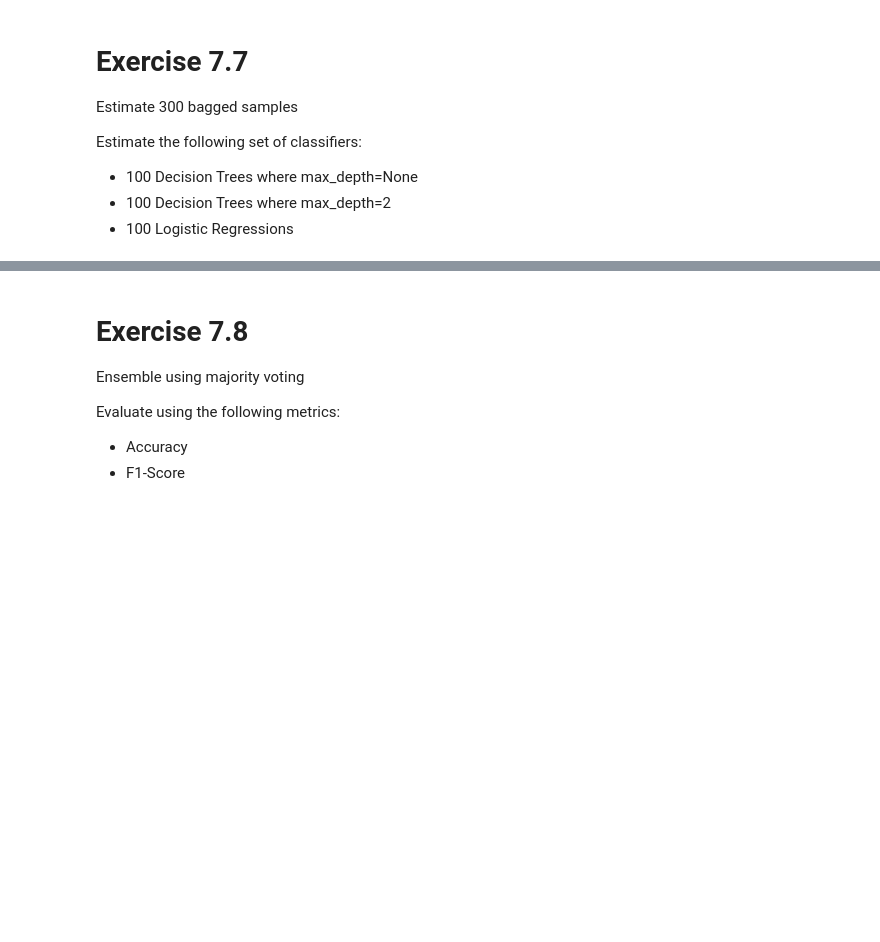
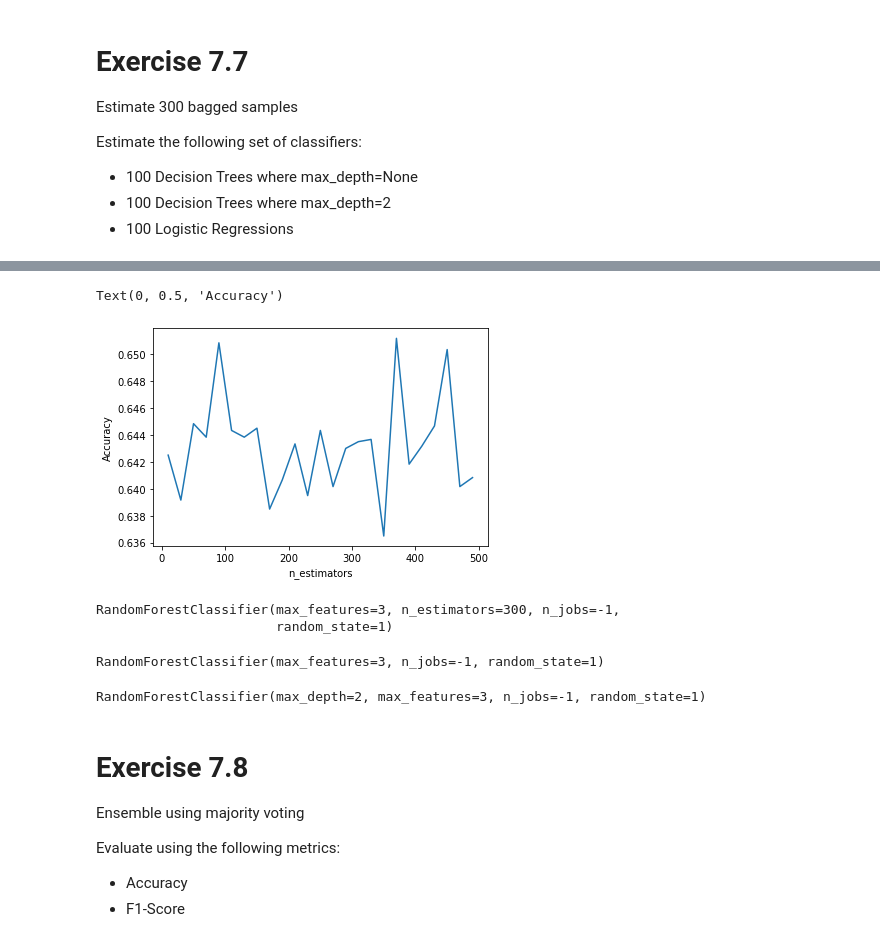
Before and after one commit to zerodarkzone/AdvancedMethodsDataAnalysisClassGrupo4202119, a Jupyter notebook: Exercises/E7-DecisionTrees_Bagging.ipynb, the cells around one changed output, grey strips where cells are left out. Saved outputs shown, nothing was run; the diff lists cells and outputs as text; code cells hidden in the pictures; blank space fills up the shorter version.

```diff
--- a/Exercises/E7-DecisionTrees_Bagging.ipynb
+++ b/Exercises/E7-DecisionTrees_Bagging.ipynb
@@ -457,3 +546,9 @@ Estimate the following set of classifiers:
 * 100 Decision Trees where max_depth=None
 * 100 Decision Trees where max_depth=2
 * 100 Logistic Regressions
+# %%
+# remove rows with missing values
+dfp6.dropna(inplace=True)
+dfp6.head()
+rfclf = RandomForestClassifier()
+rfclf
@@ -460,3 +569,44 @@ Estimate the following set of classifiers:
+# %%
+#con 300 arboles
+# list of values to try for n_estimators
+estimator_range = range(10, 500, 20)
+
+# list to store the average Accuracy for each value of n_estimators
+accuracy_scores = []
+
+# use 5-fold cross-validation with each value of n_estimators (WARNING: SLOW!)
+for estimator in estimator_range:
+
+    frclf = RandomForestClassifier(n_estimators=estimator, random_state=1, n_jobs=-1)
+    accuracy_scores.append(cross_val_score(rfclf, Xp6, yp6, cv=5, scoring='accuracy').mean())
+# %%
+plt.plot(estimator_range, accuracy_scores)
+plt.xlabel('n_estimators')
+plt.ylabel('Accuracy')
+# %% [output]
+Text(0, 0.5, 'Accuracy')
+[figure, added]
+# %%
+# Fitting a Random Forest
+rfclf = RandomForestClassifier(n_estimators=300, max_features=3, random_state=1, n_jobs=-1)
+rfclf.fit(Xp6, yp6)
+# %% [output]
+RandomForestClassifier(max_features=3, n_estimators=300, n_jobs=-1,
+                       random_state=1)
+# %%
+#con 100 arboles y max_depth=None
+rfclf2 = RandomForestClassifier()
+rfclf2 = RandomForestClassifier(n_estimators=100, max_features=3, random_state=1, n_jobs=-1, max_depth=None)
+rfclf2.fit(Xp6, yp6)
+# %% [output]
+RandomForestClassifier(max_features=3, n_jobs=-1, random_state=1)
+# %%
+#con 100 arboles y max_depth=2
+rfclf3 = RandomForestClassifier()
+rfclf3 = RandomForestClassifier(n_estimators=100, max_features=3, random_state=1, n_jobs=-1, max_depth=2)
+rfclf3.fit(Xp6, yp6)
+# %% [output]
+RandomForestClassifier(max_depth=2, max_features=3, n_jobs=-1, random_state=1)
 # %% [markdown]
 # Exercise 7.8
 
```
Also changed, not shown: parts of 33 cells of this notebook.
